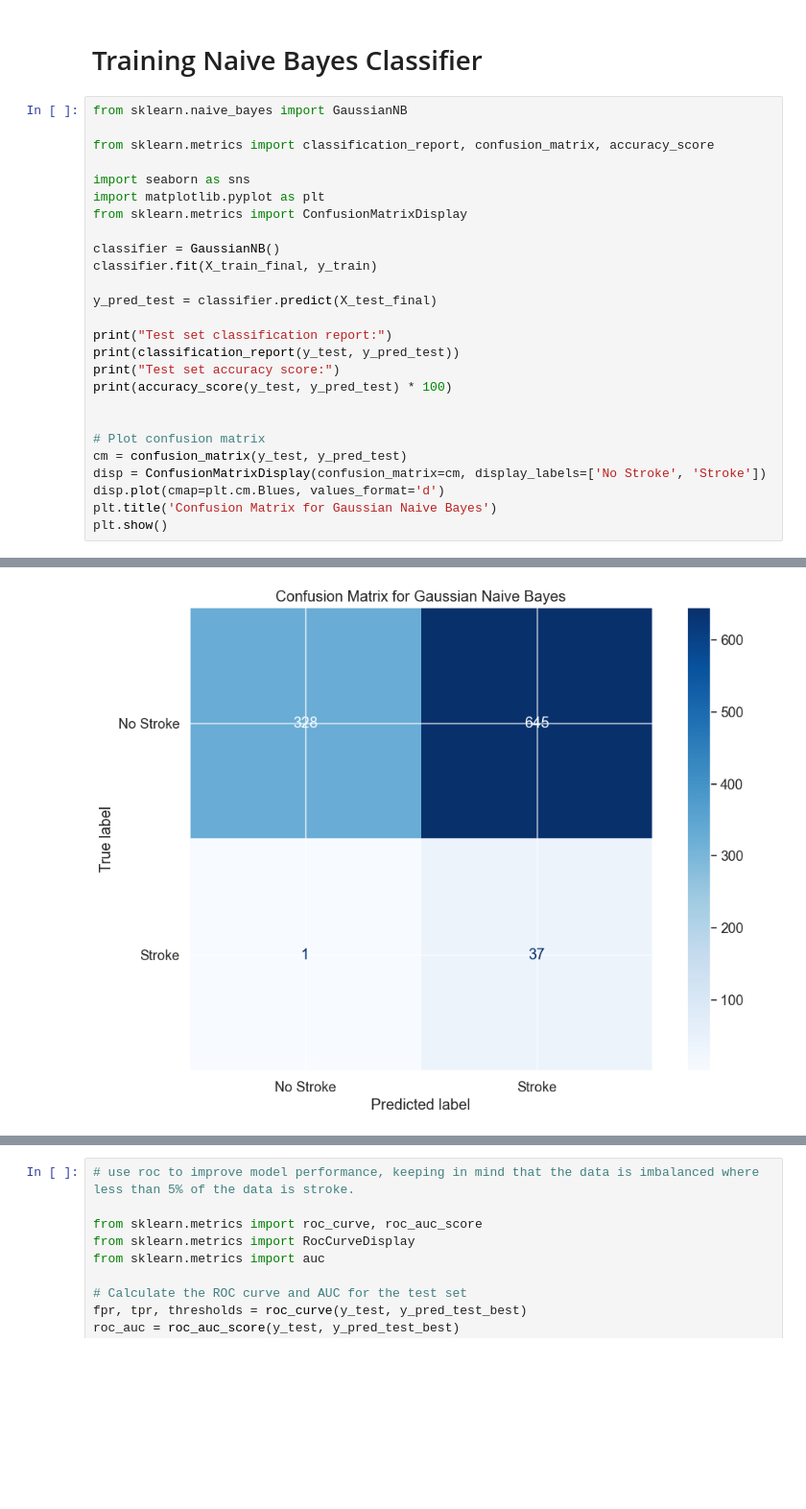
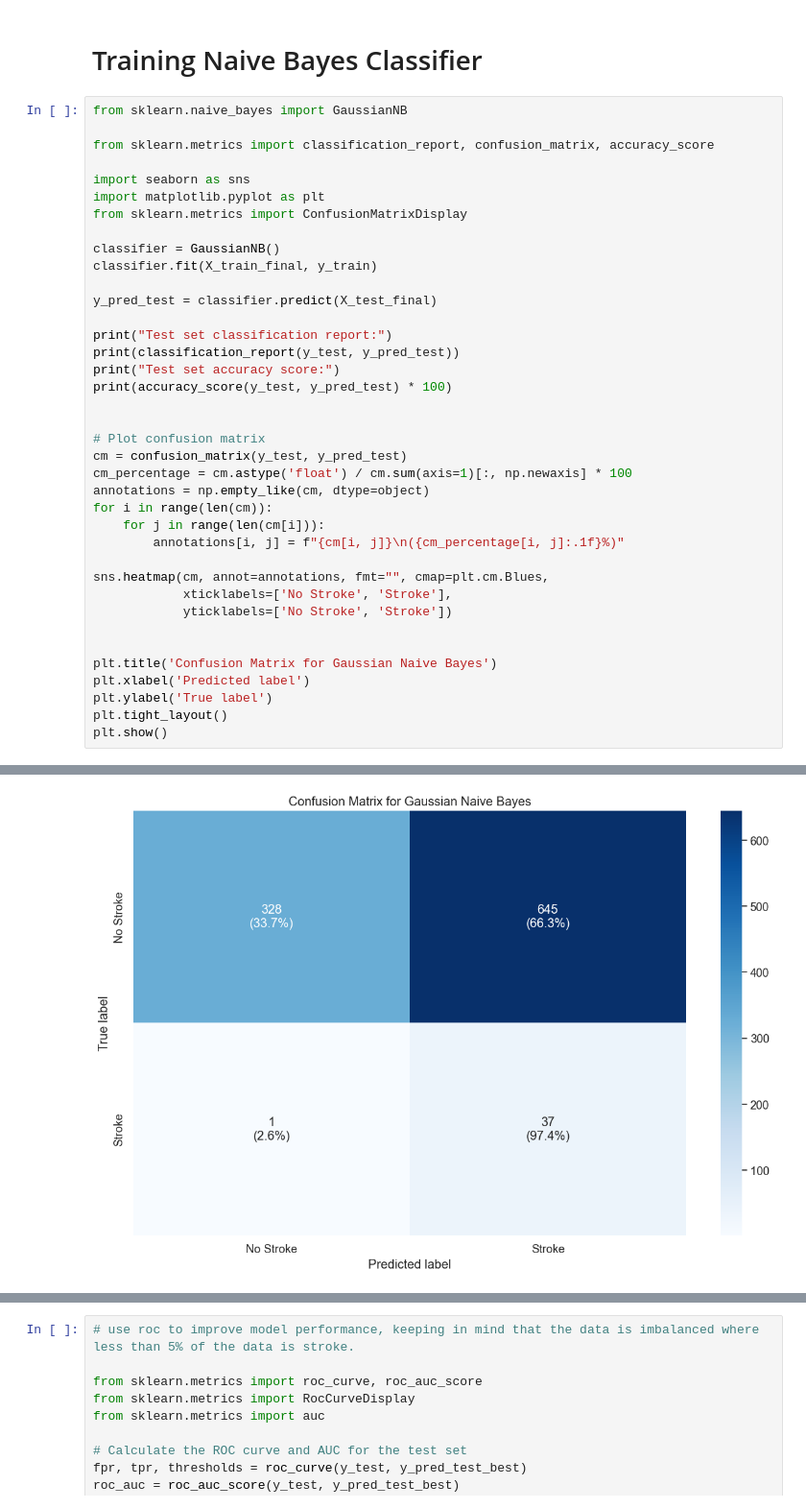
Before and after one commit to marwannour1/stroke_prediction, a Jupyter notebook: main.ipynb, the cells around one changed output, grey strips where cells are left out. Shown at 96% size. Drawn from its saved outputs; the diff is of its cells as text; blank space fills up the shorter version.

Commit message:
percentages showing

```diff
--- a/main.ipynb
+++ b/main.ipynb
@@ -966,36 +974,48 @@ import matplotlib.pyplot as plt
 from sklearn.metrics import ConfusionMatrixDisplay
 
 classifier = GaussianNB()
 classifier.fit(X_train_final, y_train)
 
 y_pred_test = classifier.predict(X_test_final)
 
 print("Test set classification report:")
 print(classification_report(y_test, y_pred_test))
 print("Test set accuracy score:")
 print(accuracy_score(y_test, y_pred_test) * 100)
 
 
 # Plot confusion matrix
 cm = confusion_matrix(y_test, y_pred_test)
-disp = ConfusionMatrixDisplay(confusion_matrix=cm, display_labels=['No Stroke', 'Stroke'])
-disp.plot(cmap=plt.cm.Blues, values_format='d')
+cm_percentage = cm.astype('float') / cm.sum(axis=1)[:, np.newaxis] * 100
+annotations = np.empty_like(cm, dtype=object)
+for i in range(len(cm)):
+    for j in range(len(cm[i])):
+        annotations[i, j] = f"{cm[i, j]}\n({cm_percentage[i, j]:.1f}%)"
+
+sns.heatmap(cm, annot=annotations, fmt="", cmap=plt.cm.Blues,
+            xticklabels=['No Stroke', 'Stroke'],
+            yticklabels=['No Stroke', 'Stroke'])
+
+
 plt.title('Confusion Matrix for Gaussian Naive Bayes')
+plt.xlabel('Predicted label')
+plt.ylabel('True label')
+plt.tight_layout()
 plt.show()
 # %% [output]
 Test set classification report:
               precision    recall  f1-score   support
 
            0       1.00      0.34      0.50       973
            1       0.05      0.97      0.10        38
 
     accuracy                           0.36      1011
    macro avg       0.53      0.66      0.30      1011
 weighted avg       0.96      0.36      0.49      1011
 
 Test set accuracy score:
 36.102868447082095
-[figure, old version]
+[figure, new version]
 # %%
 # use grid search to improve model performance
 from sklearn.model_selection import GridSearchCV
```
Also changed, not shown: parts of 30 cells of this notebook, 3 other files.
